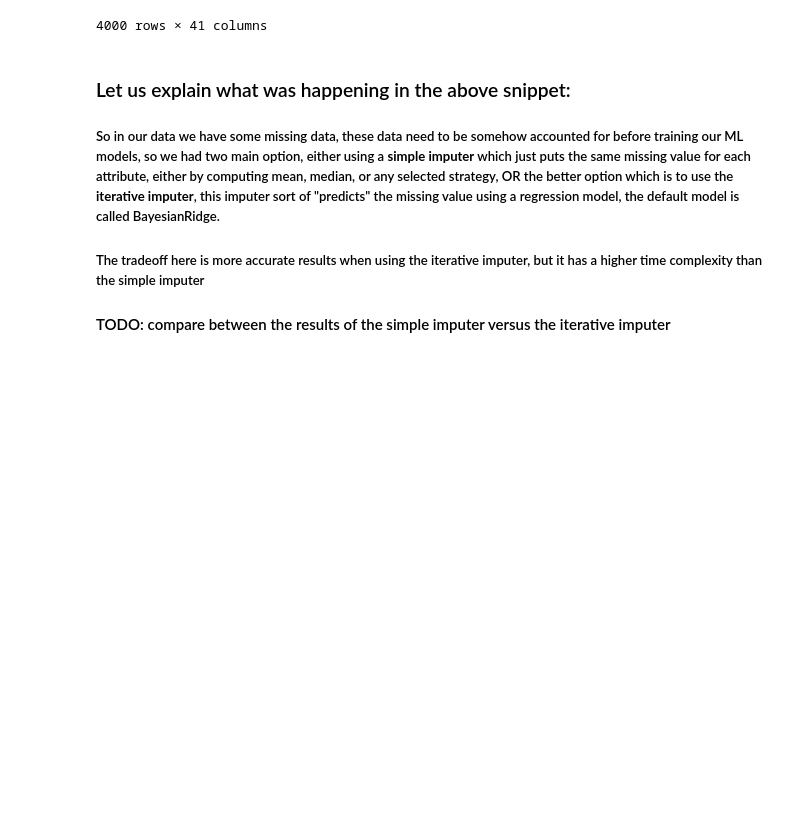
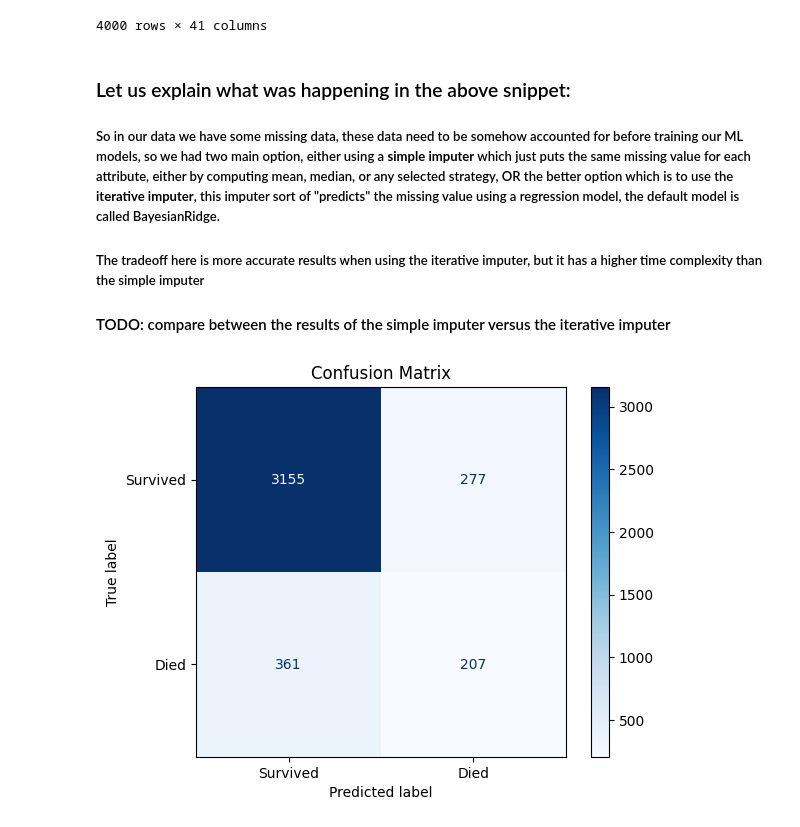
Before and after one commit to alyelaswad/ICU-Risk-Predictor, a Jupyter notebook: src/models.ipynb, the cells around one changed output. Saved outputs shown, nothing was run; the diff lists cells and outputs as text; code cells hidden in the pictures; blank space fills up the shorter version.

Commit message:
tested on dataset B using different models

```diff
--- a/src/models.ipynb
+++ b/src/models.ipynb
@@ -78,9 +78,76 @@ imputed_df
 
 #### TODO: compare between the results of the simple imputer versus the iterative imputer
 # %%
+from sklearn.tree import DecisionTreeClassifier
+from sklearn.metrics import confusion_matrix, ConfusionMatrixDisplay
+import matplotlib.pyplot as plt
+from imblearn.over_sampling import SMOTE
+from imblearn.over_sampling import ADASYN
+from imblearn.combine import SMOTETomek
+from sklearn.ensemble import RandomForestClassifier
+from sklearn.linear_model import LogisticRegression
+from sklearn.svm import SVC
+from sklearn.neighbors import KNeighborsClassifier
+from xgboost import XGBRFClassifier
+
+
+
+# smote_tomek = SMOTETomek(random_state=0)
+# X_resampled, y_resampled = smote_tomek.fit_resample(imputed_df, Mortality_labels)
+
+
+adasyn = ADASYN(random_state=0)
+X_resampled, y_resampled = adasyn.fit_resample(imputed_df, Mortality_labels)
+
+
+
+# smote = SMOTE(sampling_strategy='minority', random_state=0)
+# X_resampled, y_resampled = smote.fit_resample(imputed_df, Mortality_labels)
+
+
 
 test_path = '../data/dataset/set-b'
-test_label_path = '../data/dataset/Outcomes-a.txt'
+test_label_path = '../data/dataset/Outcomes-b.txt'
+
+test_files = [f for f in os.listdir(test_path) if f.endswith(".txt")]
+test_files.sort()
+
+test_patient_data =[]
+test_patient_outcomes =[]
+
+for i in enumerate(test_files):
+    data_path = os.path.join(test_path, test_files[i[0]])
+    test_patient_data.append( pd.read_csv(data_path))
+test_df = rtd.raw_to_df(test_patient_data)
+iterative_imp = IterativeImputer(random_state=0)
+X = test_df.drop(columns=['RecordID'])  # drop ID from features
+X_imputedbetter = iterative_imp.fit_transform(X)
+test_df = pd.DataFrame(X_imputedbetter,columns = X.columns)
+
+
+
+test_patient_outcomes = pd.read_csv(test_label_path)
+test_Mortality_labels = test_patient_outcomes["In-hospital_death"]
+
+
+model = RandomForestClassifier(n_estimators=100, class_weight='balanced')
+
+
+
+model.fit(X_resampled,y_resampled)
+predictions = model.predict(test_df)
+cm = confusion_matrix(test_Mortality_labels, predictions)
+disp = ConfusionMatrixDisplay(confusion_matrix=cm, display_labels=["Survived", "Died"])
+disp.plot(cmap='Blues')
+plt.title("Confusion Matrix")
+plt.show()
+
+
+
+
+
 
 # model = DecisionTreeClassifier()
 # model.fit(X_train,y_train)
+# %% [output]
+[figure, added]
```
Also changed, not shown: parts of 3 cells of this notebook.
